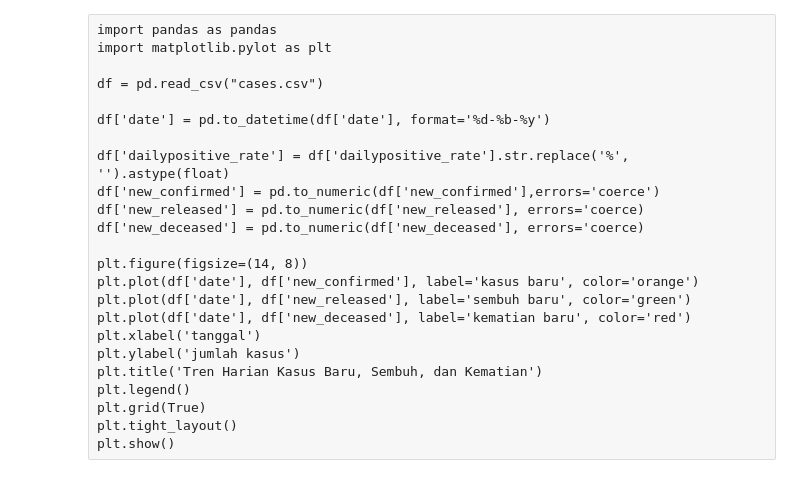
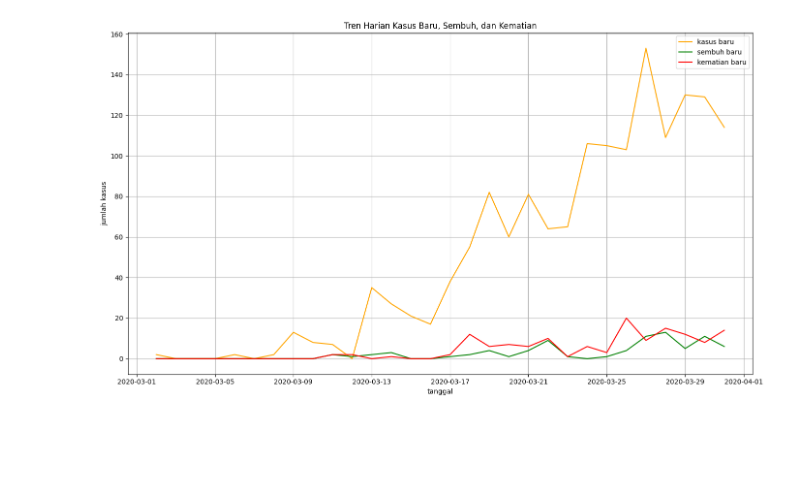
Before and after one commit to Fahrulas/UAS, a Jupyter notebook: Untitled.ipynb, the cells around one changed output. Saved outputs shown, nothing was run; the diff lists cells and outputs as text; code cells hidden in the pictures; blank space fills up the shorter version.

```diff
--- a/Untitled.ipynb
+++ b/Untitled.ipynb
@@ -1,24 +1,26 @@
-# %% [raw]
-import pandas as pandas
-import matplotlib.pylot as plt
-
-df = pd.read_csv("cases.csv")
-
-df['date'] = pd.to_datetime(df['date'], format='%d-%b-%y')
-
-df['dailypositive_rate'] = df['dailypositive_rate'].str.replace('%', '').astype(float)
-df['new_confirmed'] = pd.to_numeric(df['new_confirmed'],errors='coerce')
-df['new_released'] = pd.to_numeric(df['new_released'], errors='coerce)
-df['new_deceased'] = pd.to_numeric(df['new_deceased'], errors='coerce)
-
-plt.figure(figsize=(14, 8))
-plt.plot(df['date'], df['new_confirmed'], label='kasus baru', color='orange')
-plt.plot(df['date'], df['new_released'], label='sembuh baru', color='green')
-plt.plot(df['date'], df['new_deceased'], label='kematian baru', color='red')
-plt.xlabel('tanggal')
-plt.ylabel('jumlah kasus')
-plt.title('Tren Harian Kasus Baru, Sembuh, dan Kematian')
-plt.legend()
-plt.grid(True)
-plt.tight_layout()
-plt.show()
+# %%
+import pandas as pd
+import matplotlib.pyplot as plt
+
+df = pd.read_csv("cases.csv")
+
+df['date'] = pd.to_datetime(df['date'], format='%d-%b-%y')
+
+df['dailypositive_rate'] = df['dailypositive_rate'].str.replace('%', '').astype(float)
+df['new_confirmed'] = pd.to_numeric(df['new_confirmed'],errors='coerce')
+df['new_released'] = pd.to_numeric(df['new_released'], errors='coerce')
+df['new_deceased'] = pd.to_numeric(df['new_deceased'], errors='coerce')
+
+plt.figure(figsize=(14, 8))
+plt.plot(df['date'], df['new_confirmed'], label='kasus baru', color='orange')
+plt.plot(df['date'], df['new_released'], label='sembuh baru', color='green')
+plt.plot(df['date'], df['new_deceased'], label='kematian baru', color='red')
+plt.xlabel('tanggal')
+plt.ylabel('jumlah kasus')
+plt.title('Tren Harian Kasus Baru, Sembuh, dan Kematian')
+plt.legend()
+plt.grid(True)
+plt.tight_layout()
+plt.show()
+# %% [output]
+[figure, added]
```
